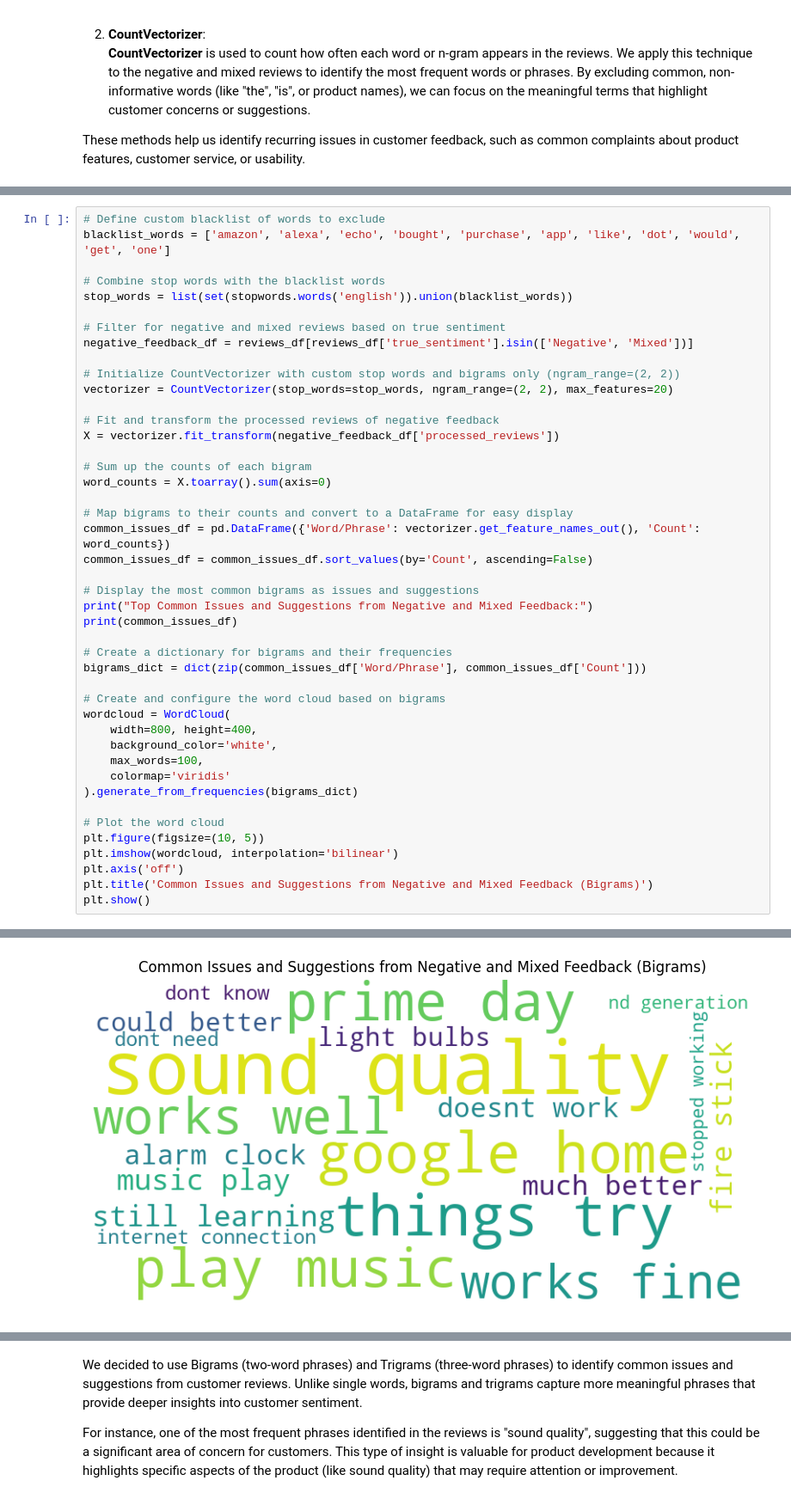
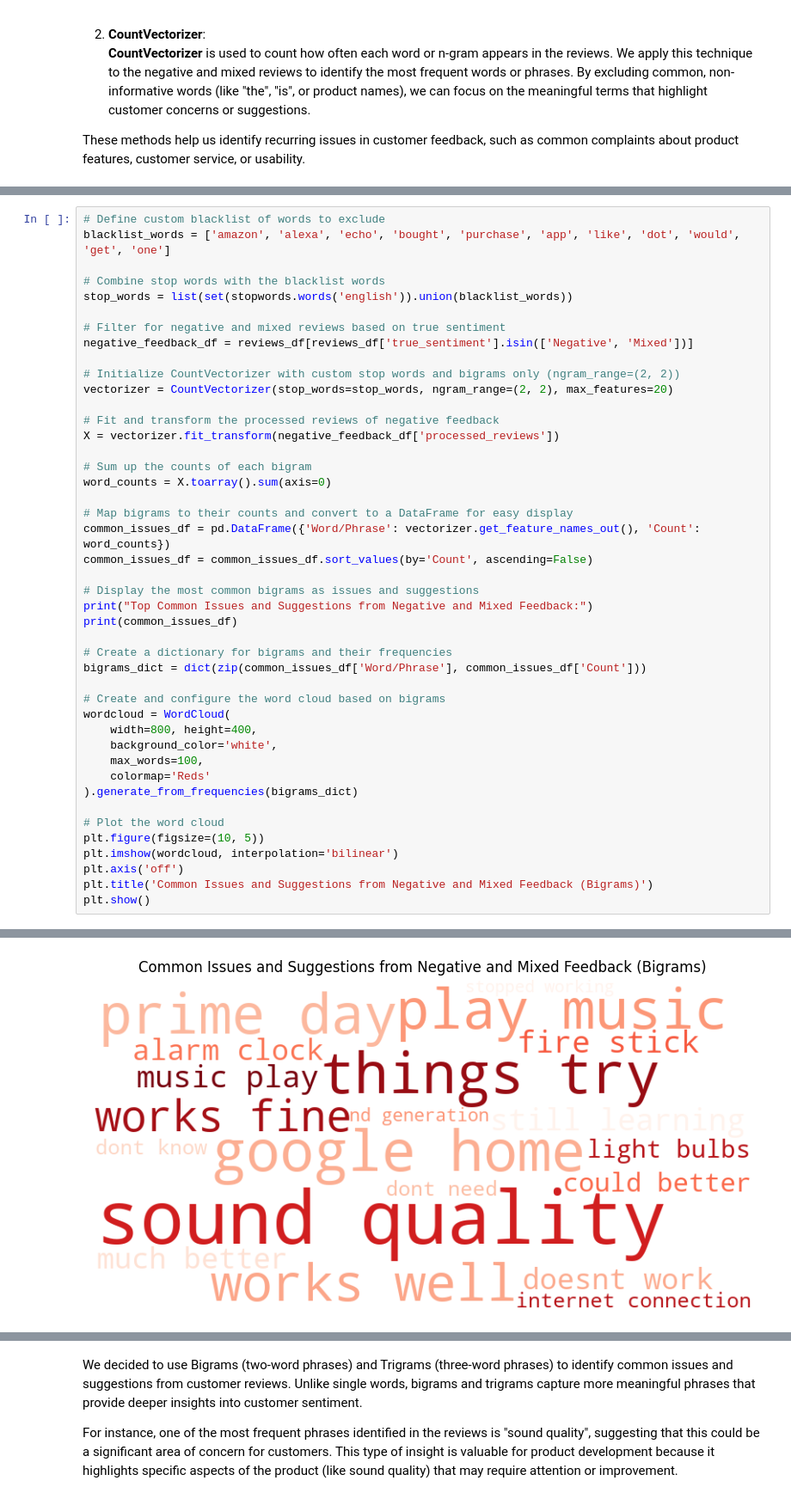
Before and after one commit to 7-teens/7-teens-DSA3101-2410-Project, a Jupyter notebook: NLP sentiment analysis/Bonus_Question_NLP_Potential.ipynb, the cells around one changed output, grey strips where cells are left out. Shown at 86% size. Cells and saved outputs as stored; diff of their text form.

```diff
--- a/NLP sentiment analysis/Bonus_Question_NLP_Potential.ipynb
+++ b/NLP sentiment analysis/Bonus_Question_NLP_Potential.ipynb
@@ -303,35 +303,35 @@ bigrams_dict = dict(zip(common_issues_df['Word/Phrase'], common_issues_df['Count
 wordcloud = WordCloud(
     width=800, height=400,
     background_color='white',
     max_words=100,
-    colormap='viridis'
+    colormap='Reds'
 ).generate_from_frequencies(bigrams_dict)
 
 # Plot the word cloud
 plt.figure(figsize=(10, 5))
 plt.imshow(wordcloud, interpolation='bilinear')
 plt.axis('off')
 plt.title('Common Issues and Suggestions from Negative and Mixed Feedback (Bigrams)')
 plt.show()
 # %% [output]
 Top Common Issues and Suggestions from Negative and Mixed Feedback:
             Word/Phrase  Count
 14        sound quality     25
 17           things try     14
 6           google home     14
 12           play music     13
 13            prime day     13
 19           works well     11
 18           works fine     10
 15       still learning      9
 10           music play      9
 5            fire stick      9
 ... (6 lines left out)
 4             dont need      7
 3             dont know      7
 11        nd generation      6
 16      stopped working      6
-[figure, old version]
+[figure, new version]
 # %%
 # Define custom blacklist of words to exclude
 blacklist_words = ['amazon', 'alexa', 'echo', 'bought', 'purchase', 'app', 'like', 'dot', 'would', 'get', 'one','love','great']
```
Also changed, not shown: parts of 4 cells of this notebook.
